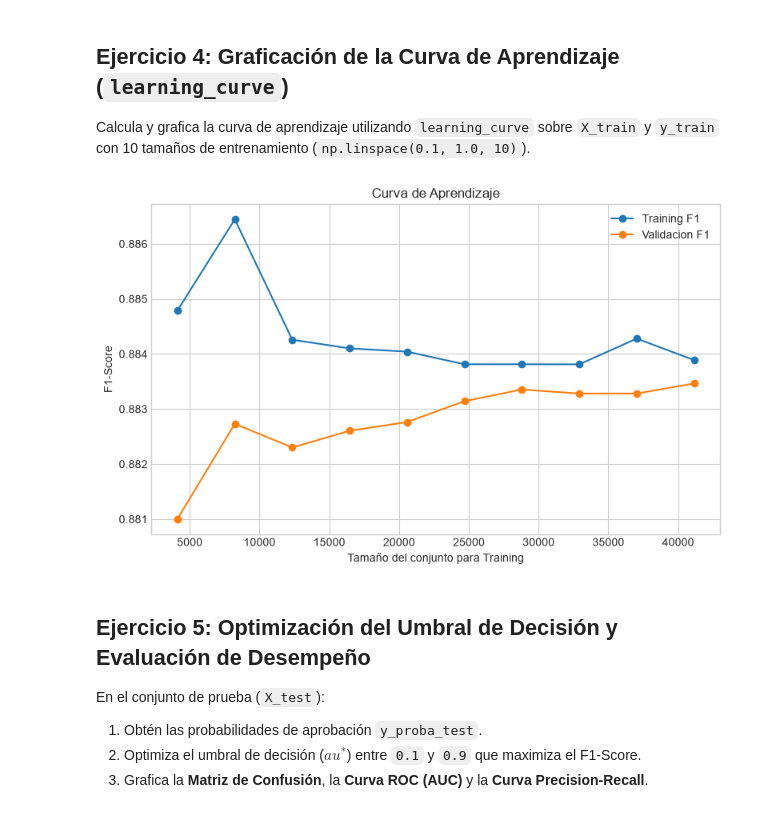
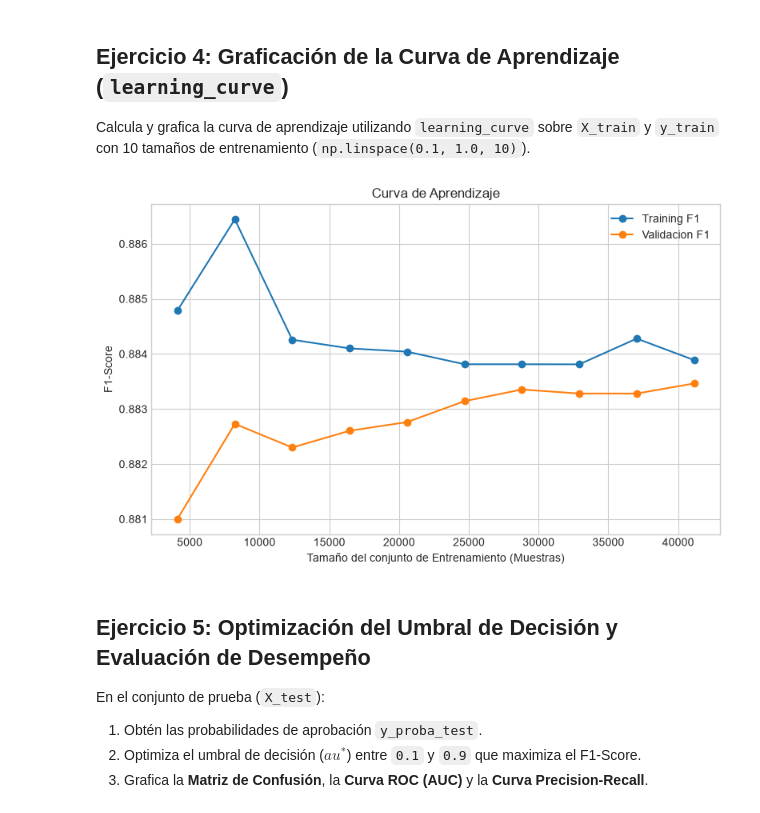
Before and after one commit to marcosm2137/ML1-2026.2_MarcosMaldonado, a Jupyter notebook: TP_2/nb_tp2_parte2_regresion_logistica.ipynb, the cells around one changed output. Saved outputs shown, nothing was run; the diff lists cells and outputs as text; code cells hidden in the pictures.

```diff
--- a/TP_2/nb_tp2_parte2_regresion_logistica.ipynb
+++ b/TP_2/nb_tp2_parte2_regresion_logistica.ipynb
@@ -120,27 +120,27 @@ Calcula y grafica la curva de aprendizaje utilizando `learning_curve` sobre `X_t
 # %%
 # TODO: Calcular y graficar la Curva de Aprendizaje (Learning Curve)
 # === ESCRIBE TU CÓDIGO AQUÍ ===
 train_sizes, train_scores, val_scores = learning_curve(
      best_model, X_train, y_train, cv=StratifiedKFold(n_splits=5),
      scoring='f1', train_sizes=np.linspace(0.1, 1.0, 10), n_jobs=1
  )
 
 train_mean = train_scores.mean(axis = 1)
 val_mean = val_scores.mean(axis = 1)
 
 plt.figure(figsize = (8,5))
 
 plt.plot(train_sizes, train_mean, marker = 'o', label = 'Training F1')
 plt.plot(train_sizes, val_mean, marker = 'o', label = 'Validacion F1')
 
-plt.xlabel('Tamaño del conjunto para Training')
+plt.xlabel('Tamaño del conjunto de Entrenamiento (Muestras)')
 plt.ylabel('F1-Score')
 plt.title('Curva de Aprendizaje')
 plt.legend()
 plt.tight_layout()
 plt.show()
 # %% [output]
-[figure, old version]
+[figure, new version]
 # %% [markdown]
 ## Ejercicio 5: Optimización del Umbral de Decisión y Evaluación de Desempeño
 
```
Also changed, not shown: parts of 1 cell of this notebook.
